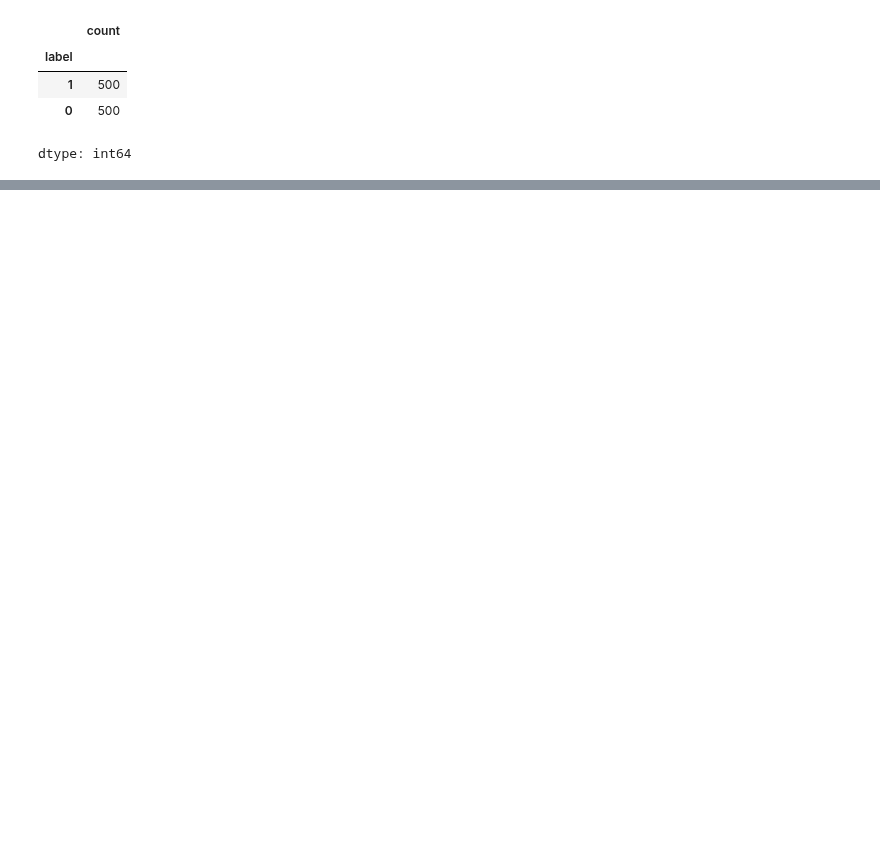
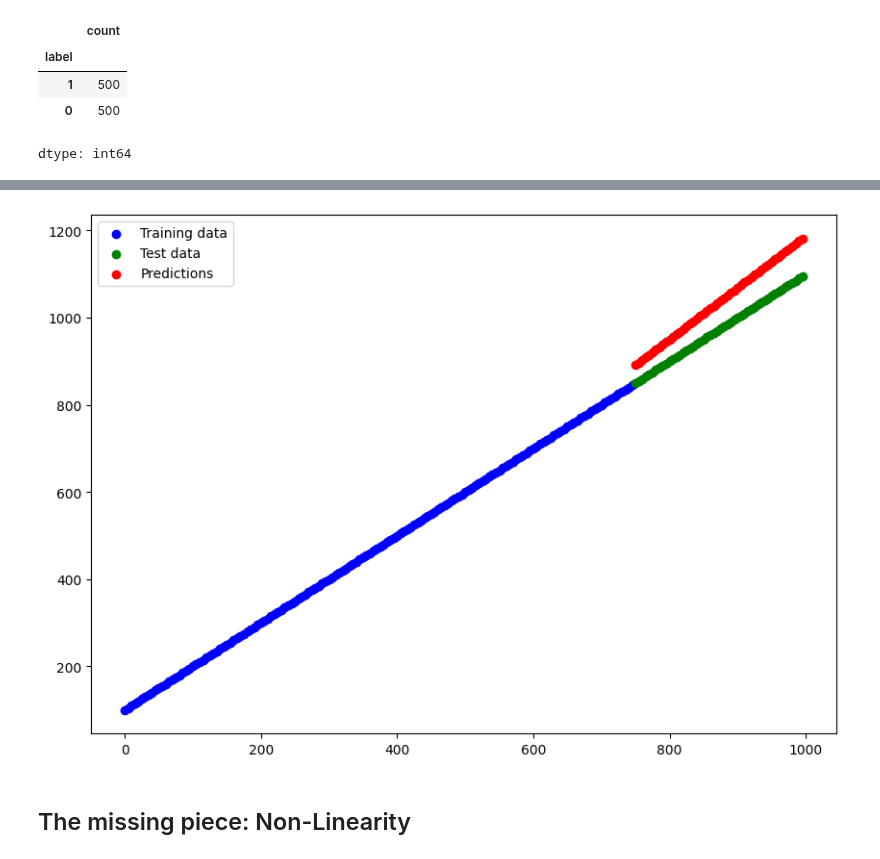
Before and after one commit to MahdadGhasemian/ai-lab, a Jupyter notebook: colab-notebooks/02_neural_network_classification_in_tensorflow.ipynb, the cells around one changed output, grey strips where cells are left out. Cells and saved outputs as stored; diff of their text form; code cells hidden in the pictures; blank space fills up the shorter version.

```diff
--- a/colab-notebooks/02_neural_network_classification_in_tensorflow.ipynb
+++ b/colab-notebooks/02_neural_network_classification_in_tensorflow.ipynb
@@ -187,0 +269,28 @@ Let's look into our bag of tricks to see how we can improve our model.
+# %%
+tf.random.set_seed(42)
+
+# Creaet some regression data
+X_regression = tf.range(0, 1000, 5)
+y_regression = tf.range(100, 1100, 5) # y = X + 100
+
+# Split our regression data into training and test sets
+X_reg_train = X_regression[:150]
+X_reg_test = X_regression[150:]
+y_reg_train = y_regression[:150]
+y_reg_test = y_regression[150:]
+
+
+# 1. Create a model
+model_4 = tf.keras.Sequential([
+  tf.keras.layers.Dense(100),
+  tf.keras.layers.Dense(10),
+  tf.keras.layers.Dense(1)
+])
+
+# 2. Compile the model
+model_4.compile(loss=tf.keras.losses.mae,
+                optimizer=tf.keras.optimizers.Adam(0.0001),
+                metrics=["mae"])
+
+# 3. Fit our model to the regression data
+history = model_4.fit(tf.expand_dims(X_reg_train, axis=1), y_reg_train, epochs=100)
@@ -187,0 +315,11 @@ Let's look into our bag of tricks to see how we can improve our model.
+# %%
+# Make predictions with our trained model
+y_reg_preds = model_4.predict(X_reg_test)
+
+# Plot the model's predictions against our regression data
+plt.figure(figsize=(10, 7))
+plt.scatter(X_reg_train, y_reg_train, c="b", label="Training data")
+plt.scatter(X_reg_test, y_reg_test, c="g", label="Test data")
+plt.scatter(X_reg_test, y_reg_preds, c="r", label="Predictions")
+plt.legend();
+# %% [output]
@@ -187,0 +327,3 @@ Let's look into our bag of tricks to see how we can improve our model.
+[figure, added]
+# %% [markdown]
+## The missing piece: Non-Linearity
```
Also changed, not shown: parts of 23 cells of this notebook.
